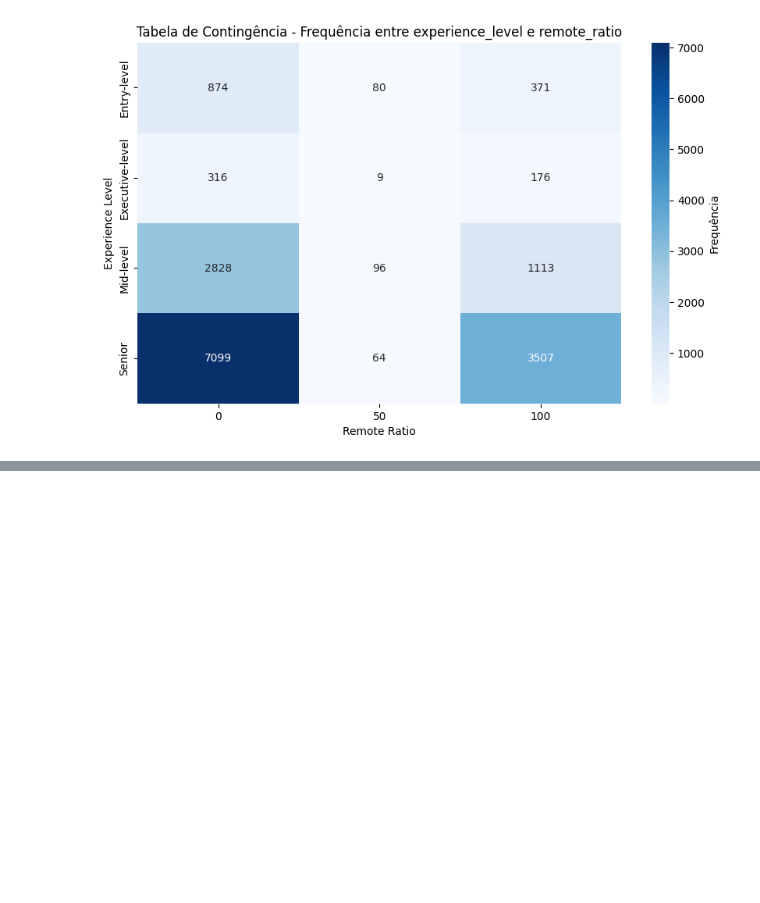
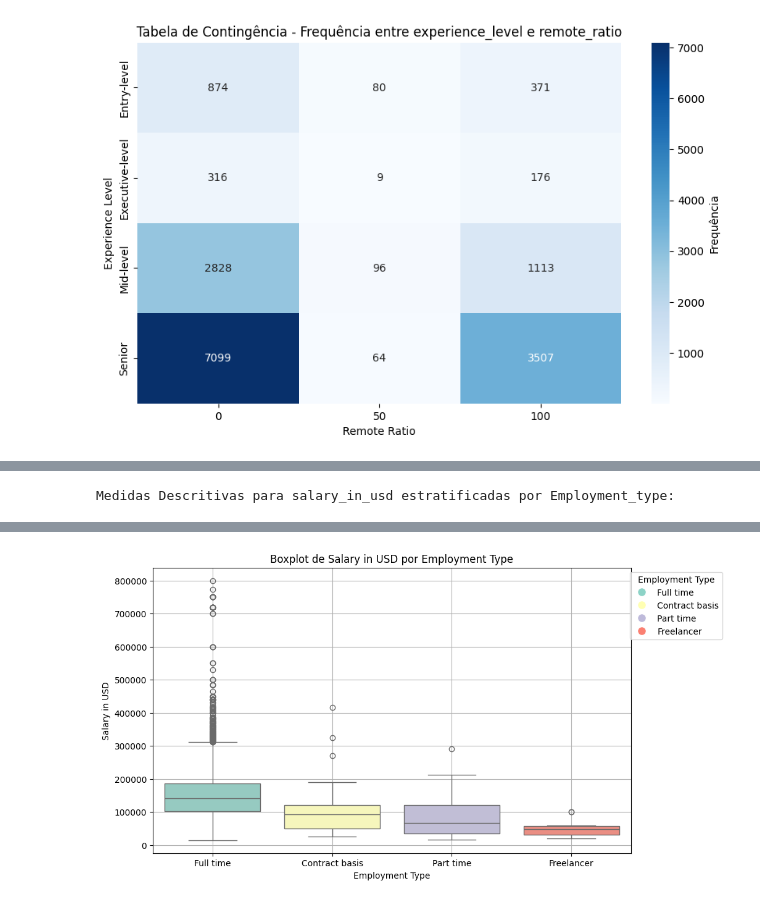
Before and after one commit to pedroreis01/analiseEstatistica, a Jupyter notebook: app.ipynb, the cells around one changed output, grey strips where cells are left out. Saved outputs shown, nothing was run; the diff lists cells and outputs as text; code cells hidden in the pictures; blank space fills up the shorter version.

Commit message:
adicionando questões 6, 7 e 8

```diff
--- a/app.ipynb
+++ b/app.ipynb
@@ -367,0 +461,42 @@ Tabela de Contingência - Percentual do Total Geral (%):
+# %%
+def plot_salary_statistics_by_employment(df):
+    """Calcula e plota as medidas descritivas para a variável salary_in_usd estratificadas por Employment_type."""
+
+    # Calculando as medidas descritivas estratificadas
+    medidas_descritivas = df.groupby('employment_type')['salary_in_usd'].agg(
+        média='mean',
+        mediana='median',
+        mínimo='min',
+        máximo='max',
+        desvio_padrao='std',
+        coeficiente_variacao=lambda x: (x.std() / x.mean() * 100),
+        primeiro_quartil=lambda x: x.quantile(0.25),
+        terceiro_quartil=lambda x: x.quantile(0.75)
+    ).reset_index()
+
+    # Arredondando os valores
+    medidas_descritivas = medidas_descritivas.round(2)
+
+    # Exibir as medidas descritivas
+    print("Medidas Descritivas para salary_in_usd estratificadas por Employment_type:")
+    display(HTML(medidas_descritivas.to_html(index=False, border=0)))
+
+    # Criando o boxplot estratificado
+    plt.figure(figsize=(10, 6))
+    sns.boxplot(x='employment_type', y='salary_in_usd', data=df, hue='employment_type', palette='Set3', dodge=False)
+    plt.title('Boxplot de Salary in USD por Employment Type')
+    plt.ylabel('Salary in USD')
+    plt.xlabel('Employment Type')
+    plt.grid(True)
+
+    # Adicionando a legenda manualmente
+    handles = [plt.Line2D([0], [0], marker='o', color='w', markerfacecolor=color, markersize=10)
+               for color in sns.color_palette('Set3', len(df['employment_type'].unique()))]
+    plt.legend(handles, df['employment_type'].unique(), title='Employment Type', loc='upper right', bbox_to_anchor=(1.2, 1))
+
+    plt.show()
+
+# Chamando a função para gerar as medidas descritivas e o gráfico
+plot_salary_statistics_by_employment(df)
+# %% [output]
+Medidas Descritivas para salary_in_usd estratificadas por Employment_type:
@@ -367,0 +508 @@ Tabela de Contingência - Percentual do Total Geral (%):
+[figure, added]
```
Also changed, not shown: parts of 9 cells of this notebook.
